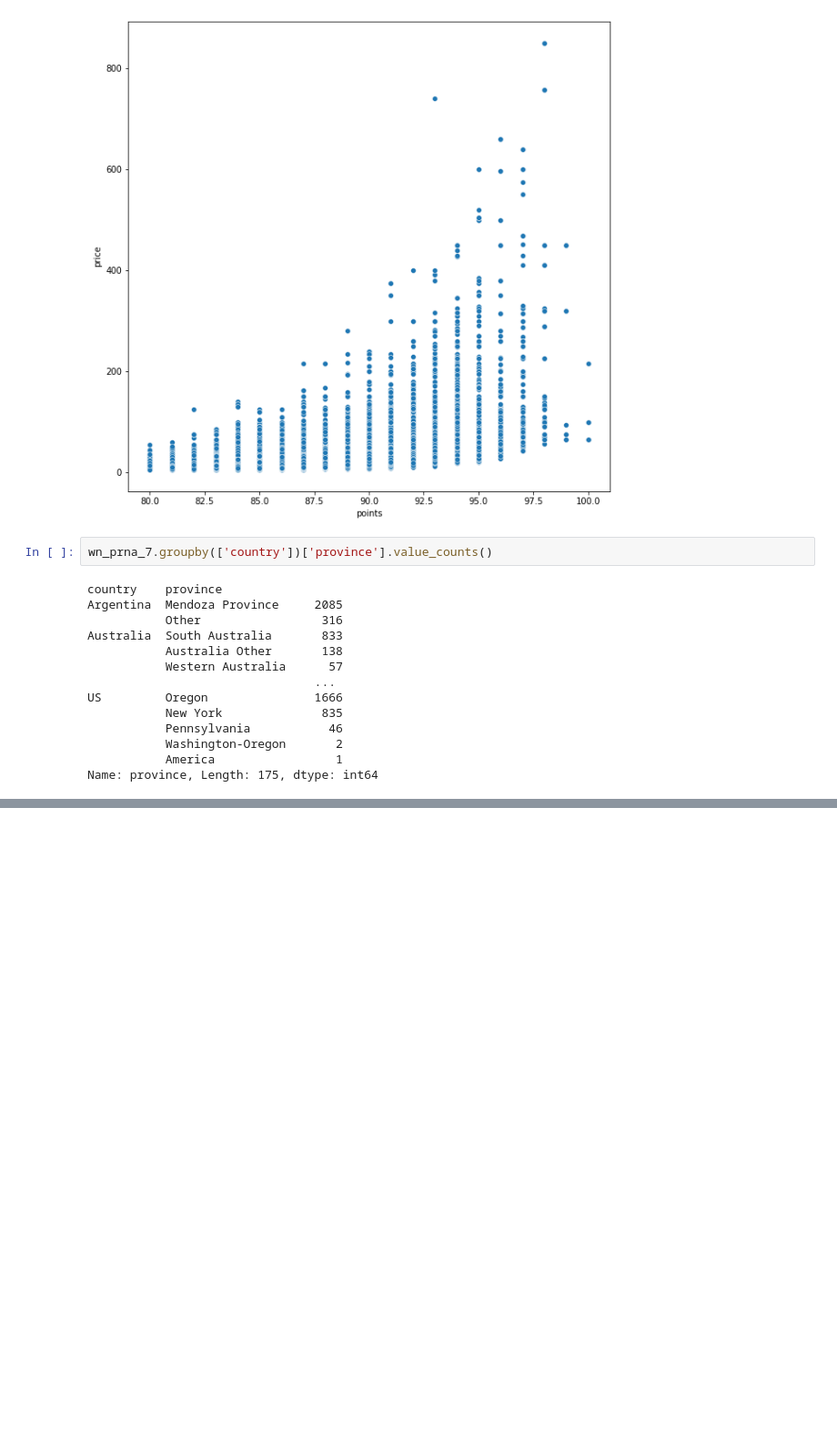
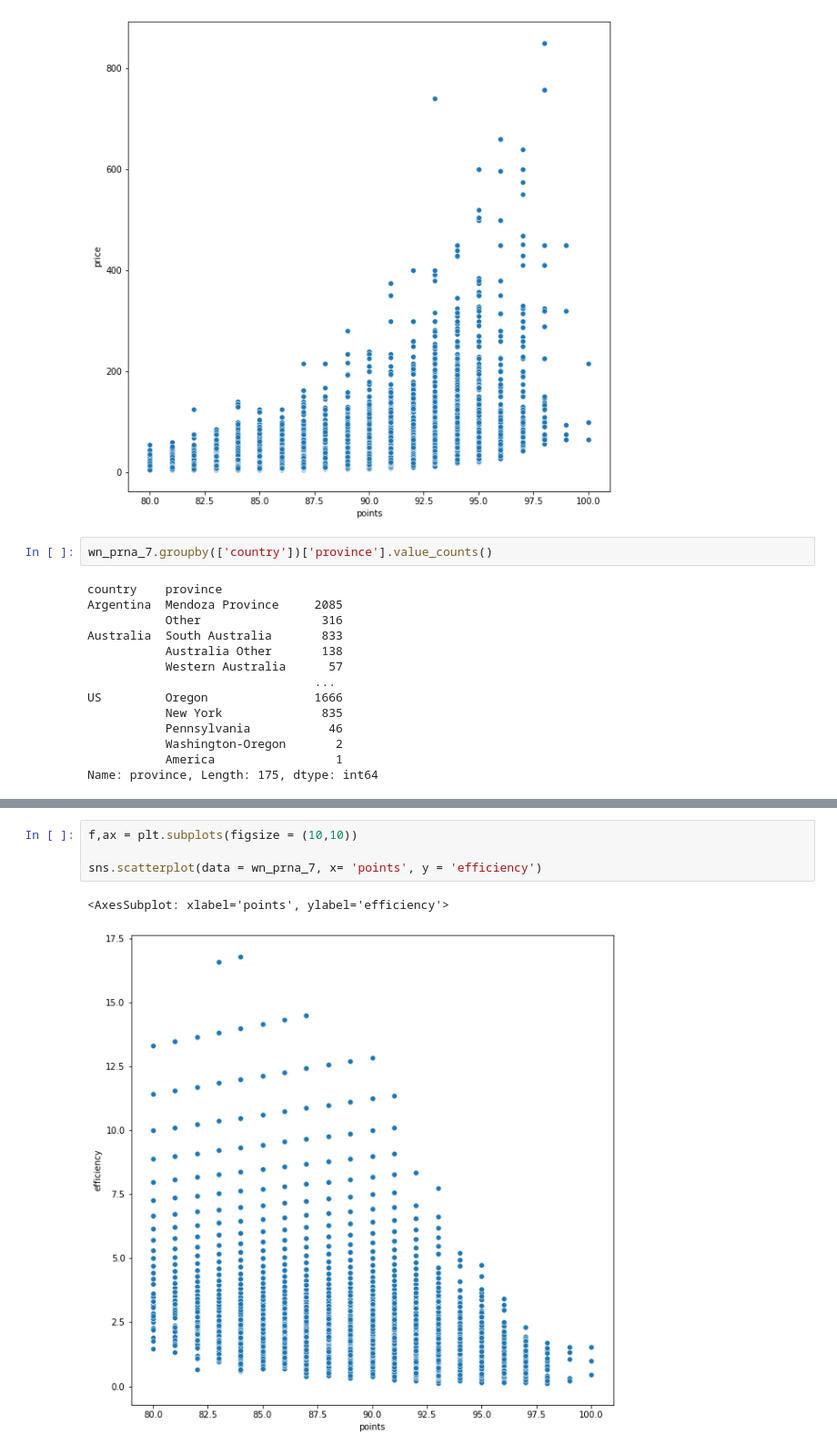
Before and after one commit to Jeongho-cho/Wine_review, a Jupyter notebook: Untitled.ipynb, the cells around one changed output, grey strips where cells are left out. Shown at 91% size. Cells and saved outputs as stored; diff of their text form; blank space fills up the shorter version.

```diff
--- a/Untitled.ipynb
+++ b/Untitled.ipynb
@@ -615,0 +654,7 @@ Name: province, Length: 175, dtype: int64
+# %%
+f,ax = plt.subplots(figsize = (10,10))
+
+sns.scatterplot(data = wn_prna_7, x= 'points', y = 'efficiency')
+# %% [output]
+<AxesSubplot: xlabel='points', ylabel='efficiency'>
+[figure, added]
```
Also changed, not shown: parts of 14 cells of this notebook.
